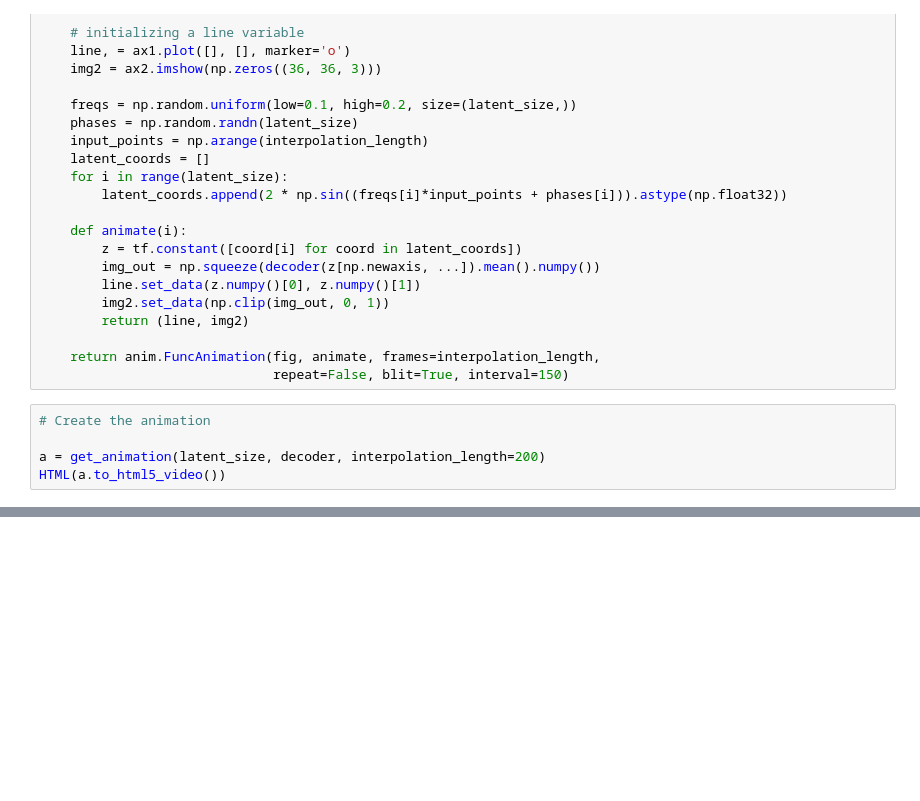
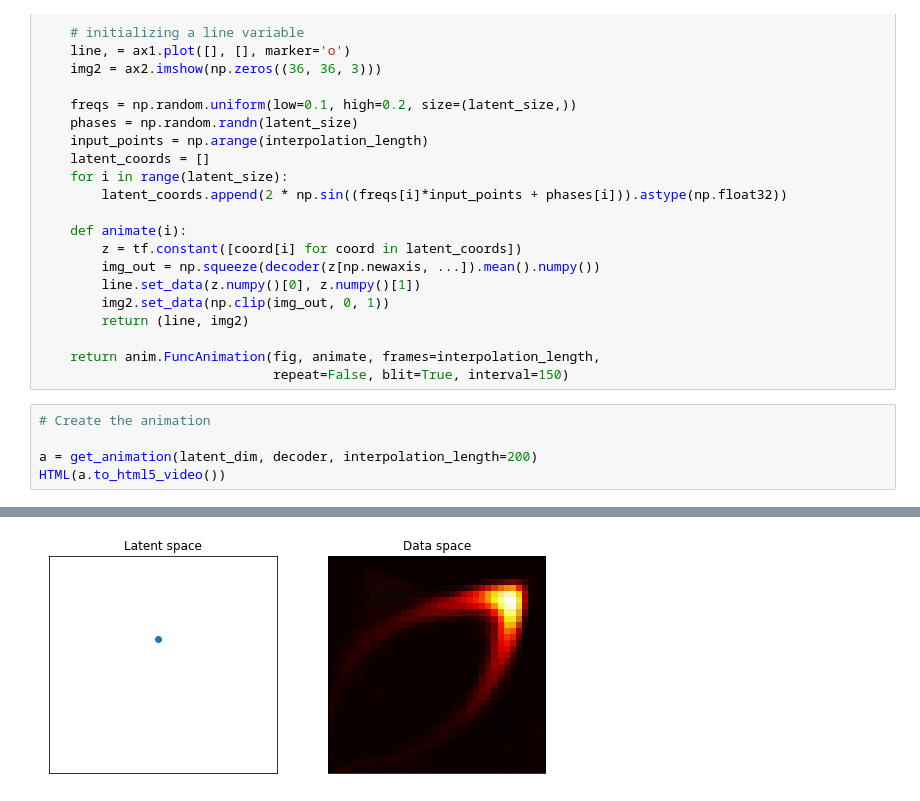
Before and after one commit to PhiDung-hub/TF_Probabilty, a Jupyter notebook: Capstone_Project.ipynb, the cells around one changed output, grey strips where cells are left out. Saved outputs shown, nothing was run; the diff lists cells and outputs as text; blank space fills up the shorter version.

```diff
--- a/Capstone_Project.ipynb
+++ b/Capstone_Project.ipynb
@@ -619,5 +618,6 @@ def get_animation(latent_size, decoder, interpolation_length=500):
 # %%
 # Create the animation
 
-a = get_animation(latent_size, decoder, interpolation_length=200)
+a = get_animation(latent_dim, decoder, interpolation_length=200)
 HTML(a.to_html5_video())
+# %% [output]
@@ -623,0 +625 @@ HTML(a.to_html5_video())
+[figure, added]
```
Also changed, not shown: parts of 15 cells of this notebook.
